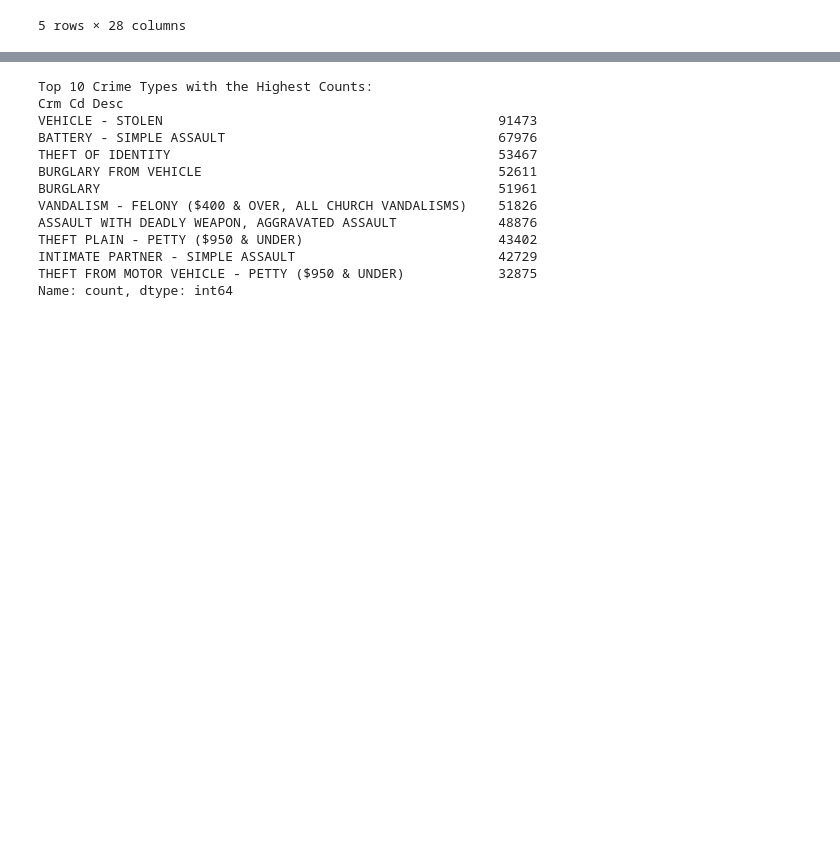
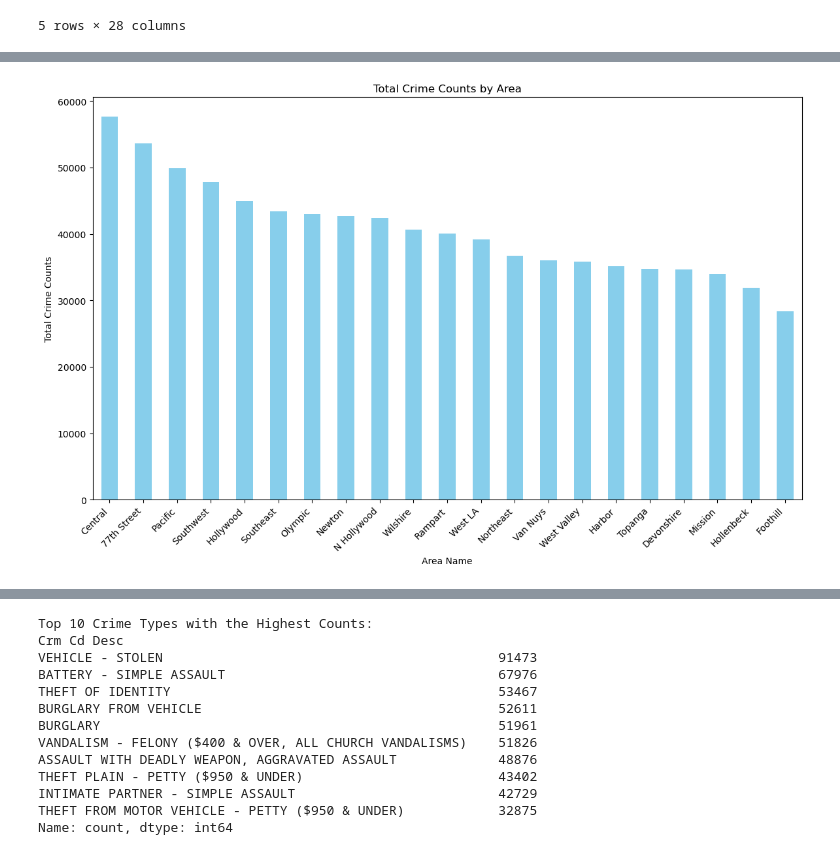
Before and after one commit to qazifabiahoq/Project_Crime_in_La_2020-Dec2023, a Jupyter notebook: RaymonPyNew.ipynb, the cells around one changed output, grey strips where cells are left out. Drawn from its saved outputs; the diff is of its cells as text; code cells hidden in the pictures; blank space fills up the shorter version.

```diff
--- a/RaymonPyNew.ipynb
+++ b/RaymonPyNew.ipynb
@@ -47,0 +46,18 @@ crime_data.head()
+# %%
+# Drop columns with a large number of missing values
+columns_to_drop = ['Weapon Used Cd', 'Weapon Desc', 'Crm Cd 2', 'Crm Cd 3', 'Crm Cd 4', 'Cross Street']
+crime_data = crime_data.drop(columns=columns_to_drop)
+
+# Impute missing values for specific columns
+columns_to_impute = ['Vict Sex', 'Vict Descent', 'Premis Cd', 'Premis Desc']
+for column in columns_to_impute:
+    if crime_data[column].dtype == 'O':
+        # For categorical columns, fill with the mode
+        crime_data[column].fillna(crime_data[column].mode()[0], inplace=True)
+    else:
+        # For numerical columns, fill with the median
+        crime_data[column].fillna(crime_data[column].median(), inplace=True)
+
+# Verify that missing values have been handled
+missing_values_after = crime_data.isnull().sum()
+missing_values_after[missing_values_after > 0]
@@ -47,0 +68,8 @@ crime_data.head()
+# %%
+# Impute missing values for 'Mocodes' and 'Crm Cd 1'
+crime_data['Mocodes'].fillna('', inplace=True)  # Assuming Mocodes is a text column, fill with an empty string
+crime_data['Crm Cd 1'].fillna(crime_data['Crm Cd 1'].mode()[0], inplace=True)  # Fill with the mode for 'Crm Cd 1'
+
+# Verify that missing values have been handled
+missing_values_after = crime_data.isnull().sum()
+missing_values_after[missing_values_after > 0]
@@ -47,0 +112,11 @@ crime_data.head()
+# %%
+# Bar plot showing the total crime counts for each area using matplotlib
+plt.figure(figsize=(14, 8))
+crime_data['AREA NAME'].value_counts().plot(kind='bar', color='skyblue')
+plt.title('Total Crime Counts by Area')
+plt.xlabel('Area Name')
+plt.ylabel('Total Crime Counts')
+plt.xticks(rotation=45, ha='right')
+plt.show()
+# %% [output]
+[figure, added]
```
Also changed, not shown: parts of 13 cells of this notebook.
